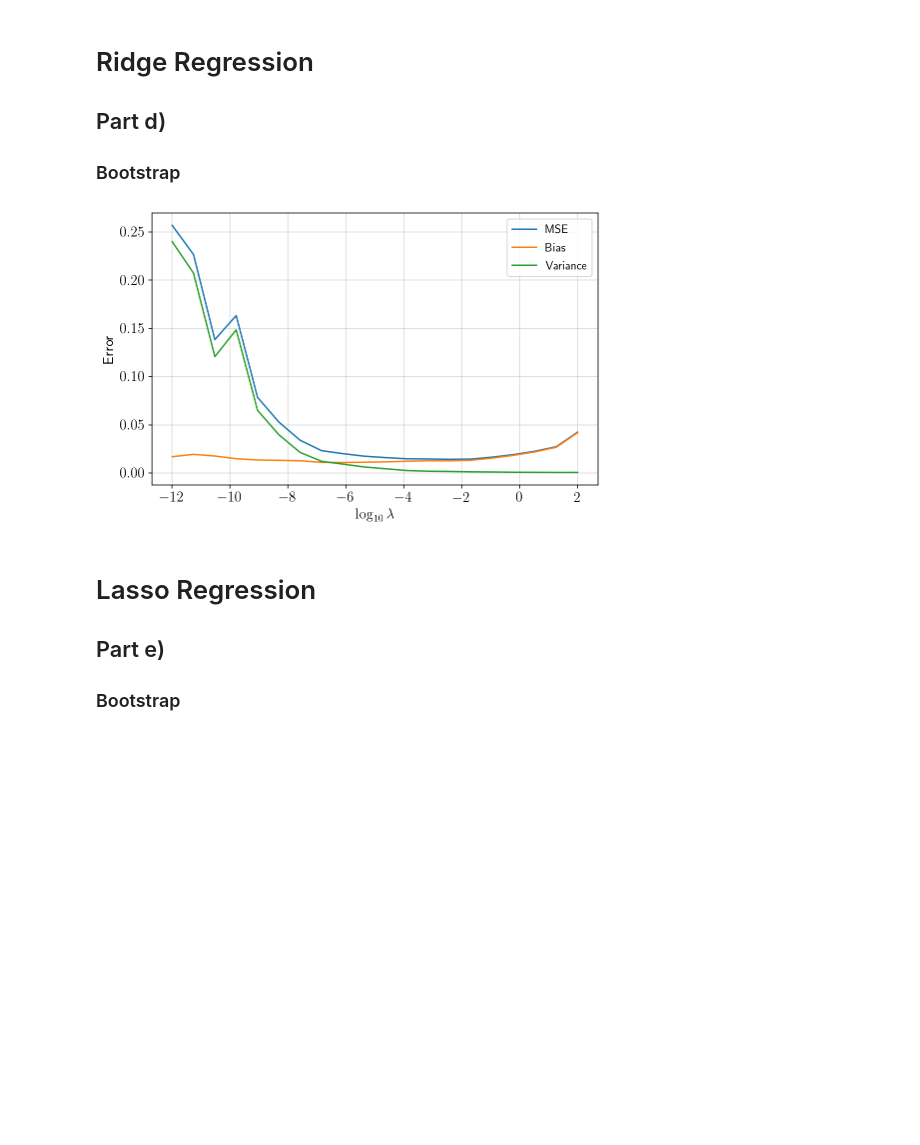
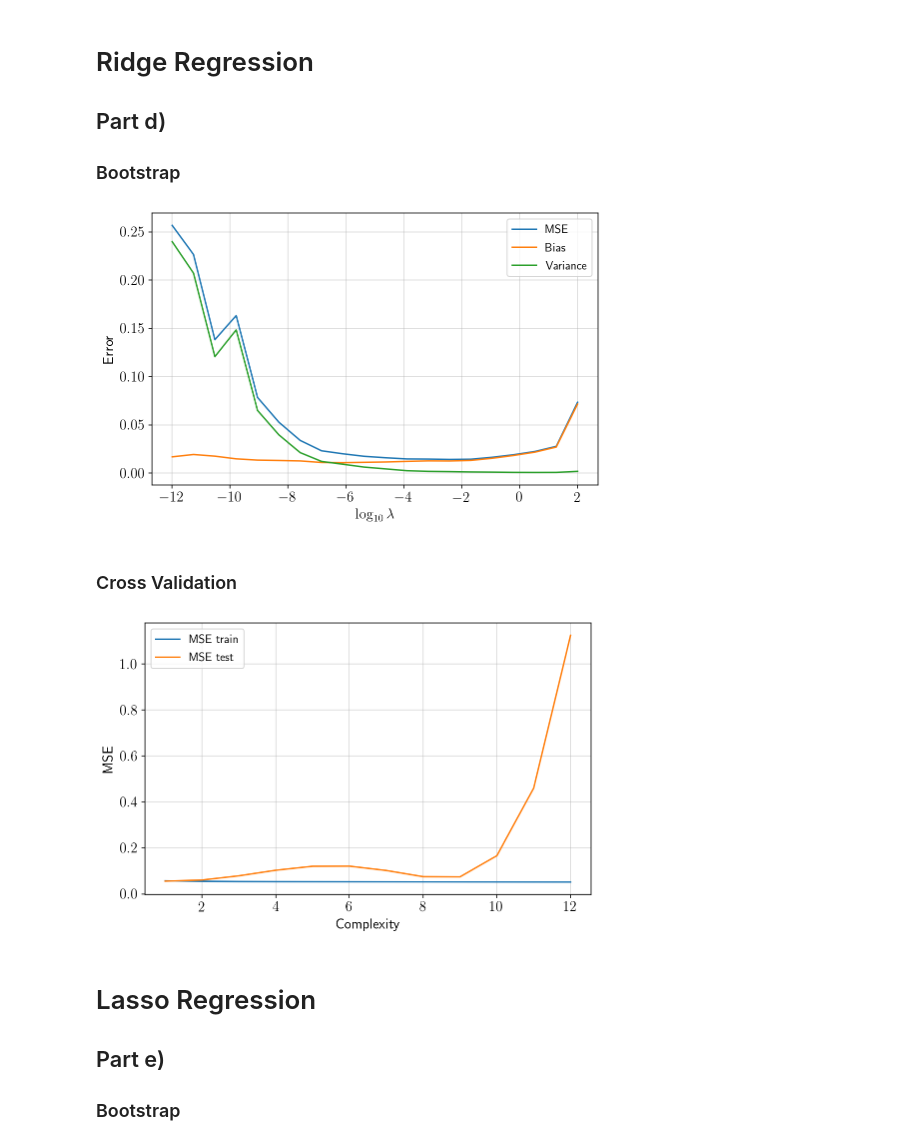
Before and after one commit to erikasan/fys-stk, a Jupyter notebook: project1/fysstk_p1_with_mylearn.ipynb, the cells around one changed output. Cells and saved outputs as stored; diff of their text form; code cells hidden in the pictures; blank space fills up the shorter version.

```diff
--- a/project1/fysstk_p1_with_mylearn.ipynb
+++ b/project1/fysstk_p1_with_mylearn.ipynb
@@ -418,6 +427,7 @@ X_train, X_test, z_train, z_test = train_test_split(X, z, test_size=0.2)
 
 # Scale the data
 X_train_scaled, X_test_scaled = normalize_data(X_train, X_test, with_intercept=False)
+z_train_scaled, z_test_scaled = normalize_target(z_train, z_test)
 
 # Setup for bootstrap
 N = 20
@@ -432,12 +442,12 @@ for i, lmbda in enumerate(tqdm(lmbdas)):
     z_pred = np.empty((z_test.shape[0], n_bootstraps))
 
     for trial_idx in range(n_bootstraps):
-        X_, z_ = resample(X_train_scaled, z_train)
+        X_, z_ = resample(X_train_scaled, z_train_scaled)
         ridge_reg = RidgeRegression(lmbda=lmbda, fit_intercept=True)
         ridge_reg.fit(X_, z_)
         z_pred[:, trial_idx] = ridge_reg.predict(X_test_scaled)
 
-    bias2[i] = np.mean((z_test - np.mean(z_pred, axis=1))**2) # bias^2
+    bias2[i] = np.mean((z_test_scaled - np.mean(z_pred, axis=1))**2) # bias^2
     variance[i] = np.mean(np.var(z_pred, axis=1))
 
 MSE = bias2 + variance
@@ -452,7 +462,77 @@ plt.legend()
 plt.show()
 fig.savefig(fig_path("bias_variance_ridge.png"), dpi=300)
 # %% [output]
-[figure, old version]
+[figure, new version]
+# %% [markdown]
+### Cross Validation
+# %%
+# Create data
+np.random.seed(41)
+
+n = 20          # number of data points
+sigma2 = 0.5   # irreducible error
+
+x = np.linspace(0, 1, n)
+y = np.linspace(0, 1, n)
+noise = np.random.normal(0, sigma2, int(n*n))
+
+# Create mesh and unravel
+x, y = np.meshgrid(x, y)
+x = np.ravel(x)
+y = np.ravel(y)
+
+# Observed data
+z = frankeFunction(x, y) + noise
+
+# setup for Cross-validation
+maxdeg = 12
+degrees = np.arange(1, maxdeg+1, dtype=int)
+
+# Initialize a KFold instance
+k = 5
+kfold = KFold(n_splits = k)
+
+# Perform the cross-validation to estimate MSE
+scores_KFold_train = np.zeros((maxdeg, k))
+scores_KFold_test = np.zeros((maxdeg, k))
+
+for i, deg in enumerate(degrees):
+
+    # Generate design matrix
+    X = designMatrix(x, y, deg, with_intercept=False)
+    j = 0
+    for train_inds, test_inds in kfold.split(x):
+        X_train = X[train_inds]
+        z_train = z[train_inds]
+
+        X_test = X[test_inds]
+        z_test = z[test_inds]
+
+        # Scale the data, i.e, subtract the mean and divide by std (based on the training set)
+        X_train_scaled, X_test_scaled = normalize_data(X_train, X_test, with_intercept=False)
+        z_train_scaled, z_test_scaled = normalize_target(z_train, z_test)
+
+        ridge_reg = RidgeRegression(lmbda=lmbda, fit_intercept=True)
+        ridge_reg.fit(X_train_scaled, z_train_scaled)
+        scores_KFold_train[i, j] = ridge_reg.mse(X_train_scaled, z_train_scaled)
+        scores_KFold_test[i, j] = ridge_reg.mse(X_test_scaled, z_test_scaled)
+
+    j += 1
+
+estimated_mse_KFold_train = np.mean(scores_KFold_train, axis = 1)
+estimated_mse_KFold_test = np.mean(scores_KFold_test, axis = 1)
+
+fig = plt.figure(figsize=(8, 5))
+plt.grid(alpha=0.5)
+plt.plot(degrees, estimated_mse_KFold_train, label='MSE train')
+plt.plot(degrees, estimated_mse_KFold_test, label='MSE test')
+plt.legend()
+plt.xlabel("Complexity")
+plt.ylabel("MSE")
+plt.show()
+fig.savefig(fig_path("Cross_validation_Ridge"), dpi=300)
+# %% [output]
+[figure, added]
 # %% [markdown]
 # Lasso Regression
 
```
Also changed, not shown: parts of 14 cells of this notebook, 13 other files.
